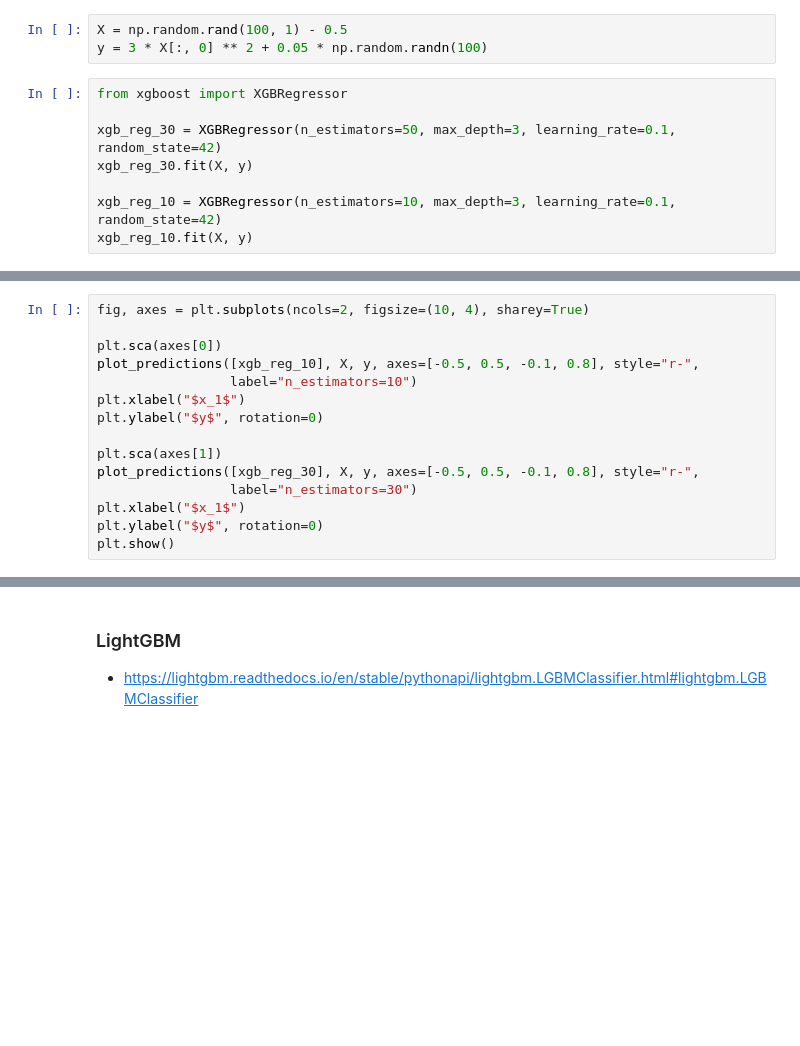
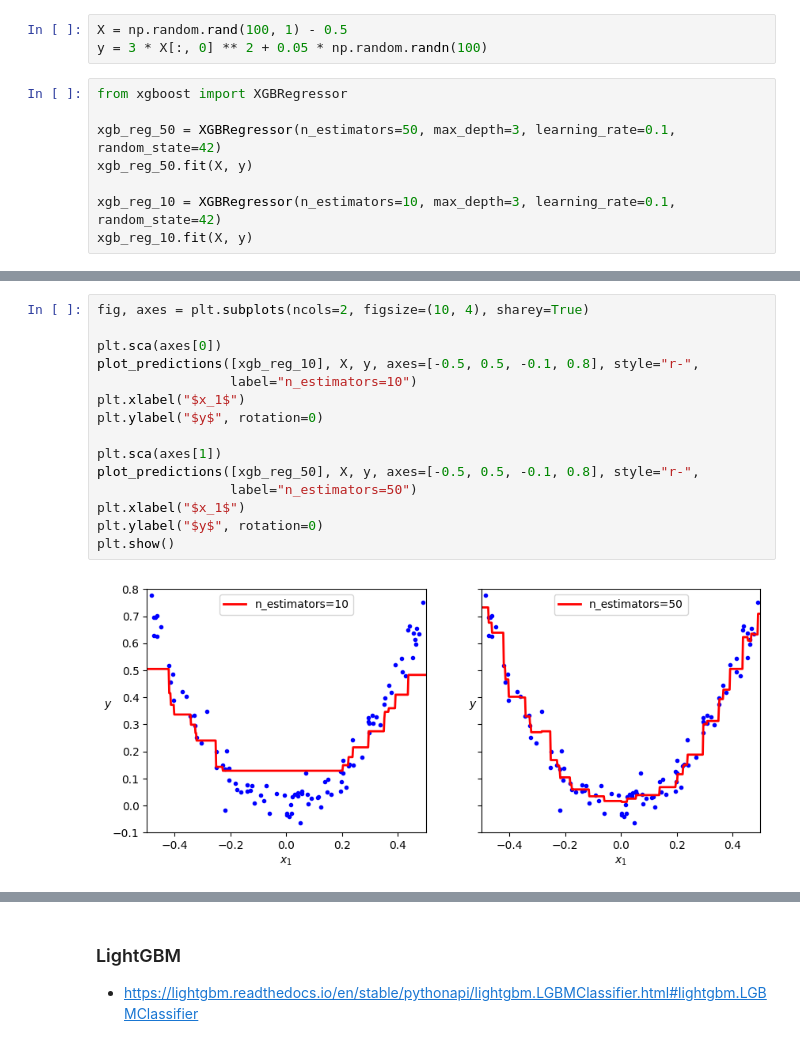
Before and after one commit to xiangshiyin/machine-learning-for-actuarial-science, a Jupyter notebook: 2025-spring/week12/notebook/demo.ipynb, the cells around one changed output, grey strips where cells are left out. Saved outputs shown, nothing was run; the diff lists cells and outputs as text; blank space fills up the shorter version.

```diff
--- a/2025-spring/week12/notebook/demo.ipynb
+++ b/2025-spring/week12/notebook/demo.ipynb
@@ -254,8 +256,8 @@ y = 3 * X[:, 0] ** 2 + 0.05 * np.random.randn(100)
 # %%
 from xgboost import XGBRegressor
 
-xgb_reg_30 = XGBRegressor(n_estimators=50, max_depth=3, learning_rate=0.1, random_state=42)
-xgb_reg_30.fit(X, y)
+xgb_reg_50 = XGBRegressor(n_estimators=50, max_depth=3, learning_rate=0.1, random_state=42)
+xgb_reg_50.fit(X, y)
 
 xgb_reg_10 = XGBRegressor(n_estimators=10, max_depth=3, learning_rate=0.1, random_state=42)
 xgb_reg_10.fit(X, y)
@@ -262,15 +276,17 @@ xgb_reg_10.fit(X, y)
 # %%
 fig, axes = plt.subplots(ncols=2, figsize=(10, 4), sharey=True)
 
 plt.sca(axes[0])
 plot_predictions([xgb_reg_10], X, y, axes=[-0.5, 0.5, -0.1, 0.8], style="r-",
                  label="n_estimators=10")
 plt.xlabel("$x_1$")
 plt.ylabel("$y$", rotation=0)
 
 plt.sca(axes[1])
-plot_predictions([xgb_reg_30], X, y, axes=[-0.5, 0.5, -0.1, 0.8], style="r-",
-                 label="n_estimators=30")
+plot_predictions([xgb_reg_50], X, y, axes=[-0.5, 0.5, -0.1, 0.8], style="r-",
+                 label="n_estimators=50")
 plt.xlabel("$x_1$")
 plt.ylabel("$y$", rotation=0)
 plt.show()
+# %% [output]
+[figure, added]
```
Also changed, not shown: parts of 12 cells of this notebook, 1 other file.
